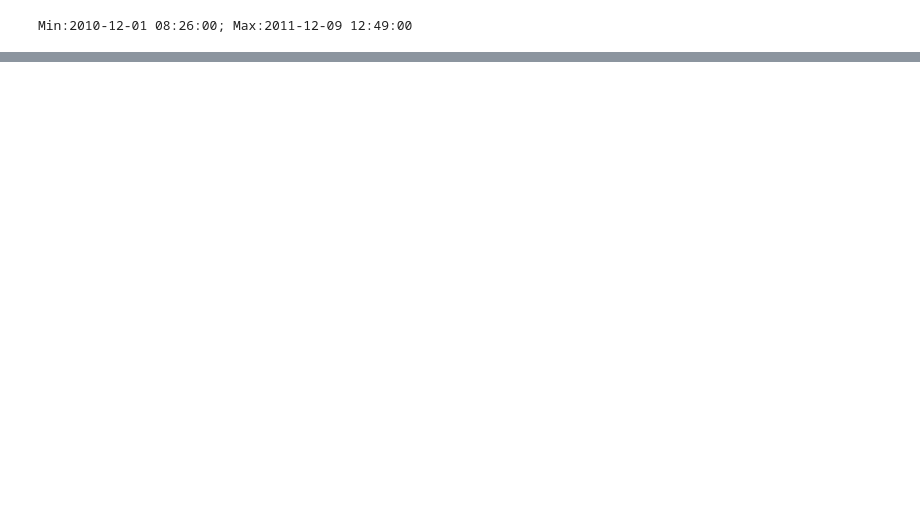
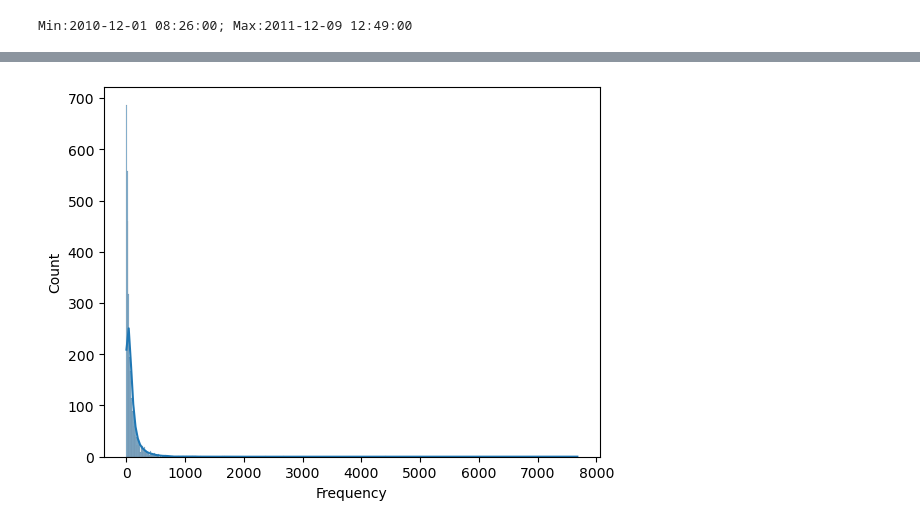
Before and after one commit to GabrielJordaoData/tccclustering, a Jupyter notebook: TCC2.ipynb, the cells around one changed output, grey strips where cells are left out. Saved outputs shown, nothing was run; the diff lists cells and outputs as text; code cells hidden in the pictures; blank space fills up the shorter version.

```diff
--- a/TCC2.ipynb
+++ b/TCC2.ipynb
@@ -389,0 +351,5 @@ datamart
+# %%
+sns.histplot(datamart['Frequency'], kde=True)
+plt.show()
+# %% [output]
+[figure, added]
```
Also changed, not shown: parts of 57 cells of this notebook.
